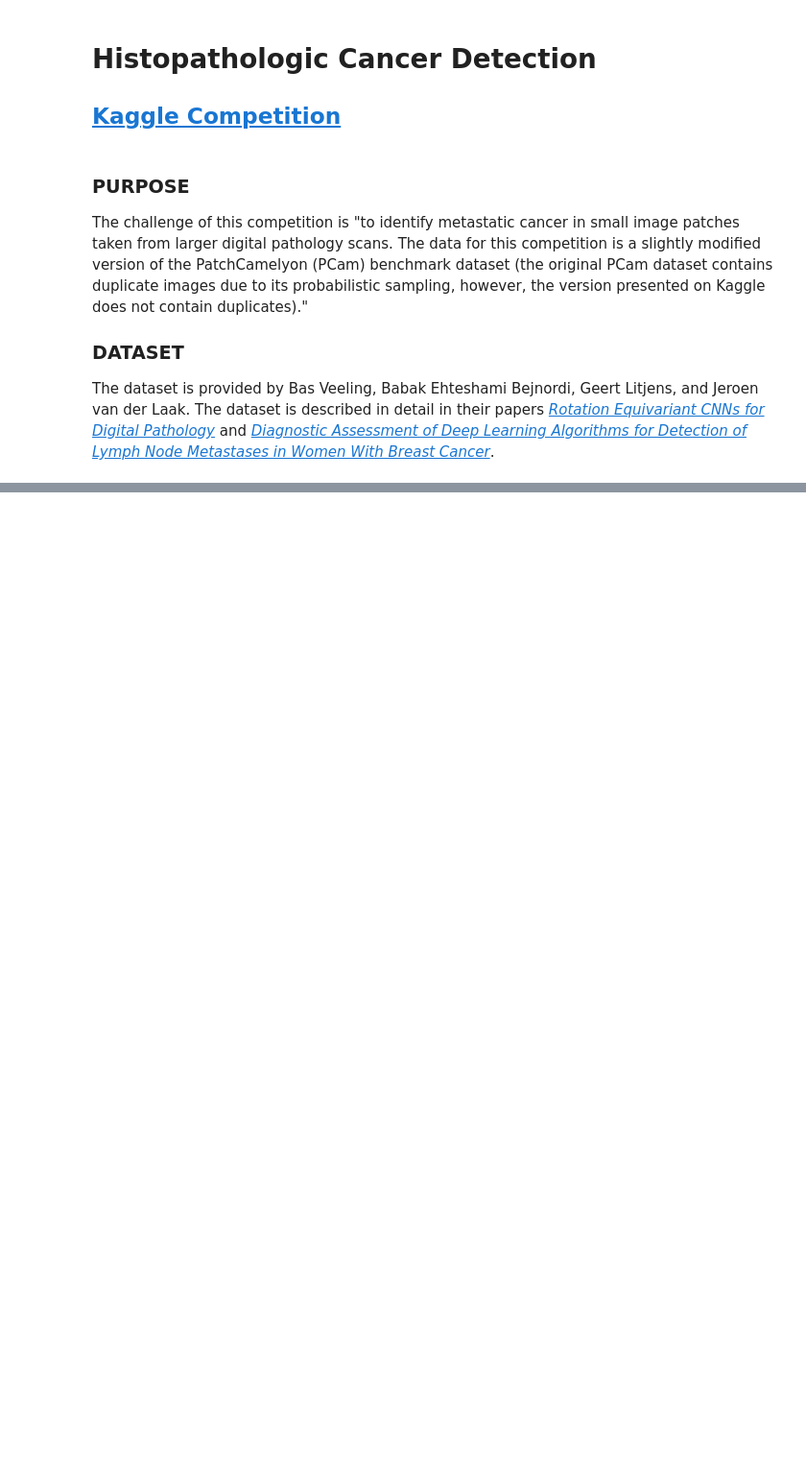
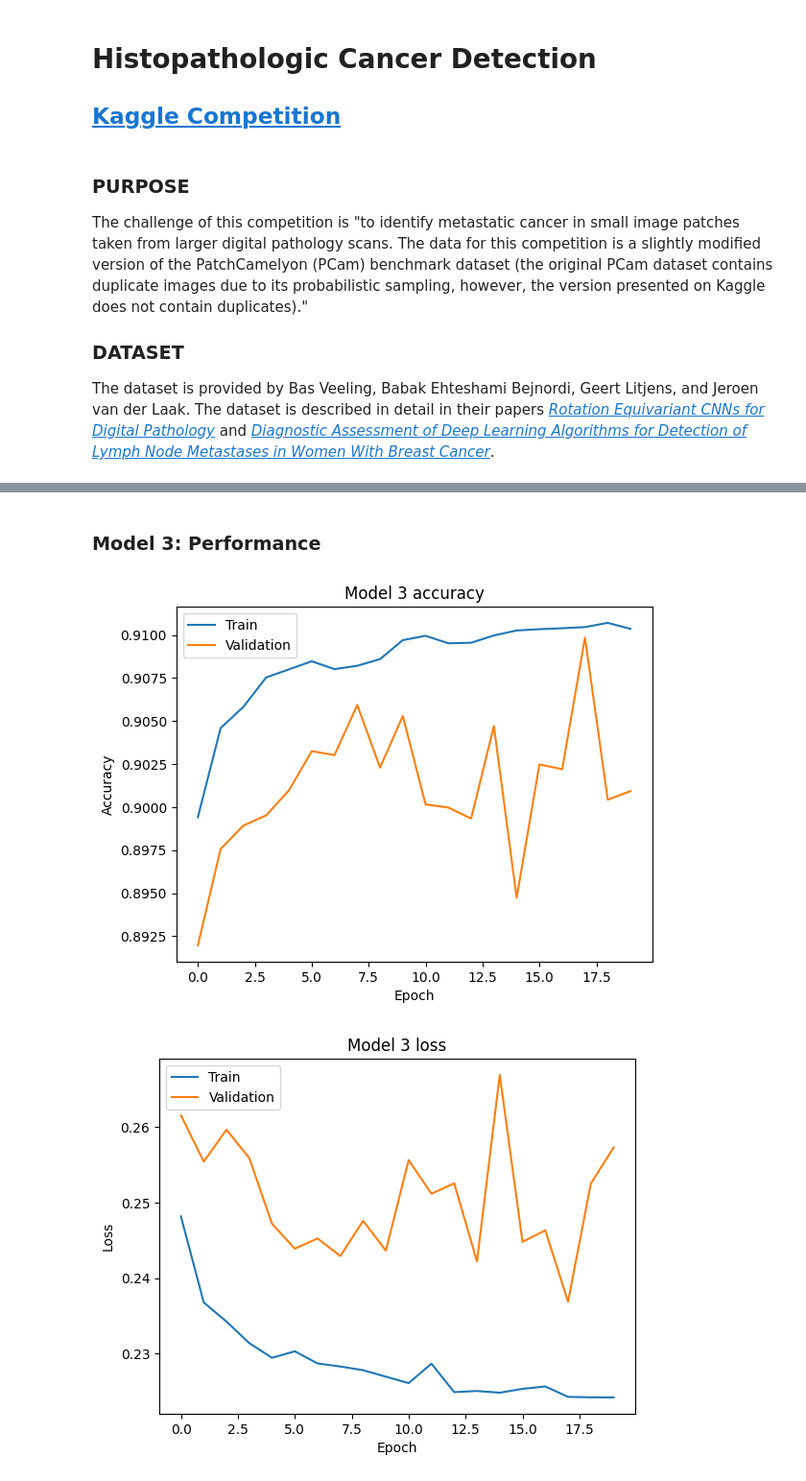
Before and after one commit to stevenhobbs/5511_Deep_Learning, a Jupyter notebook: Kaggle_Histopathologic_Cancer_Detection.ipynb, the cells around one changed output, grey strips where cells are left out. Shown at 96% size. Saved outputs shown, nothing was run; the diff lists cells and outputs as text; code cells hidden in the pictures; blank space fills up the shorter version.

```diff
--- a/Kaggle_Histopathologic_Cancer_Detection.ipynb
+++ b/Kaggle_Histopathologic_Cancer_Detection.ipynb
@@ -206,0 +349,7 @@ plt.show()
+# %%
+history3 = model3.fit(
+    train_generator,
+    steps_per_epoch = len(train_df)//32,
+    epochs = 20,
+    validation_data = val_generator,
+    validation_steps = len(val_df)//32)
@@ -206,0 +375,23 @@ plt.show()
+# %% [markdown]
+### Model 3: Performance
+# %%
+# Plot training & validation accuracy values
+plt.plot(history3.history['accuracy'])
+plt.plot(history3.history['val_accuracy'])
+plt.title('Model 3 accuracy')
+plt.ylabel('Accuracy')
+plt.xlabel('Epoch')
+plt.legend(['Train', 'Validation'], loc='upper left')
+plt.show()
+
+# Plot training & validation loss values
+plt.plot(history3.history['loss'])
+plt.plot(history3.history['val_loss'])
+plt.title('Model 3 loss')
+plt.ylabel('Loss')
+plt.xlabel('Epoch')
+plt.legend(['Train', 'Validation'], loc='upper left')
+plt.show()
+# %% [output]
+[figure, added]
+[figure, added]
```
Also changed, not shown: parts of 64 cells of this notebook, 7 other files.
